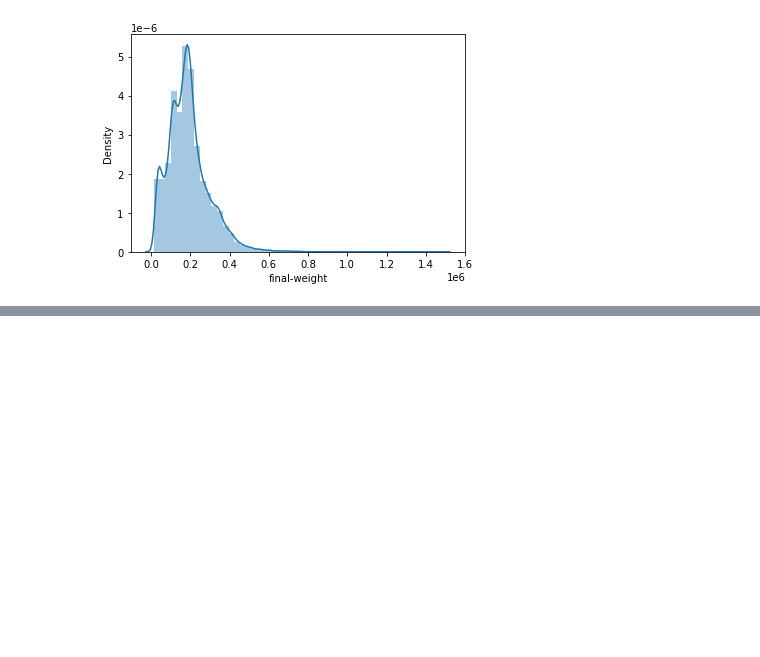
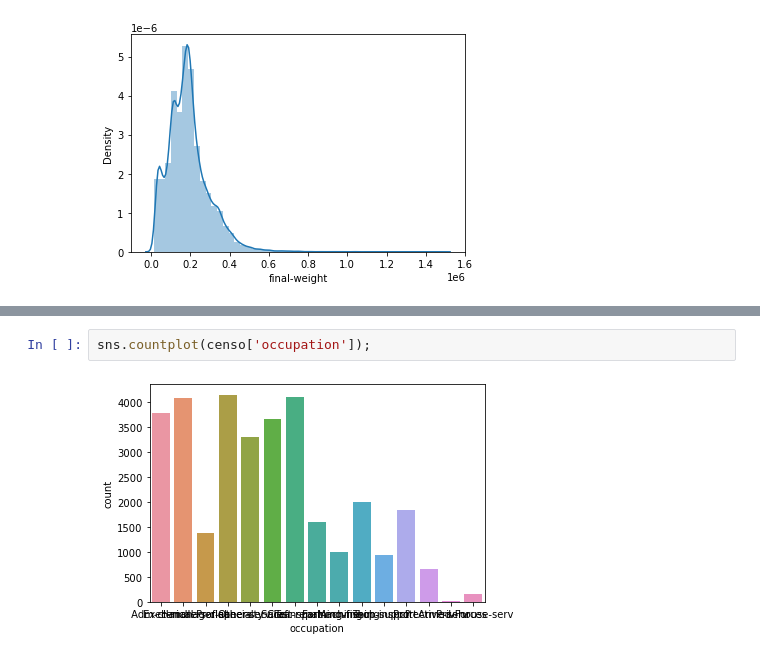
Before and after one commit to pamelaferreiralima/estudos_python_matheus, a Jupyter notebook: Estatística para Machine Learning/Parte 5/Distribuição Estatística.ipynb, the cells around one changed output, grey strips where cells are left out. Drawn from its saved outputs; the diff is of its cells as text; blank space fills up the shorter version.

```diff
--- a/Estatística para Machine Learning/Parte 5/Distribuição Estatística.ipynb
+++ b/Estatística para Machine Learning/Parte 5/Distribuição Estatística.ipynb
@@ -538,0 +553,4 @@ sns.distplot(censo['hour-per-week']);
+# %%
+sns.countplot(censo['occupation']);
+# %% [output]
+[figure, added]
```
Also changed, not shown: parts of 18 cells of this notebook.
